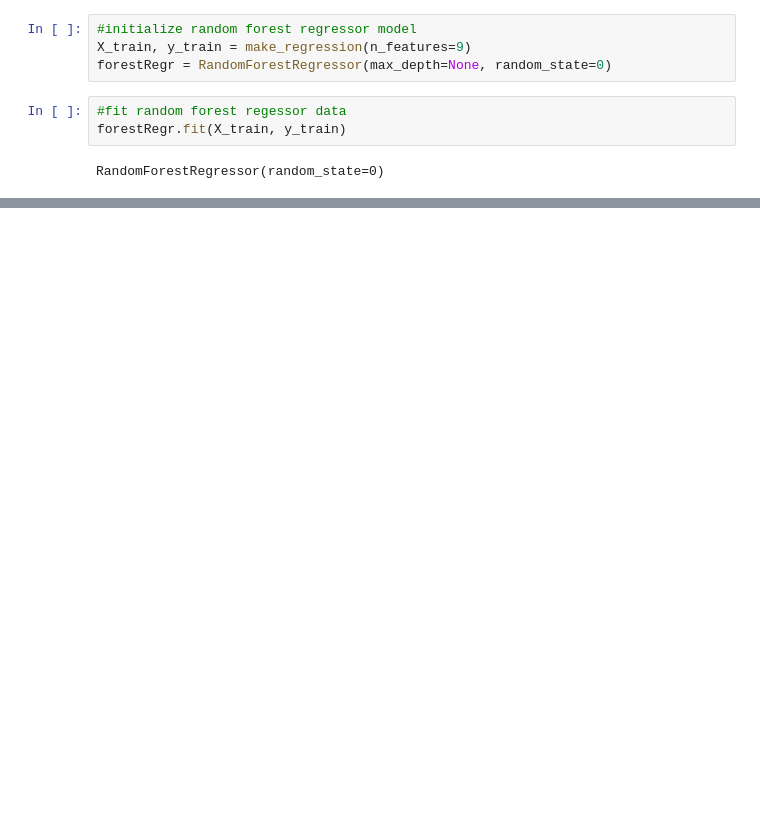
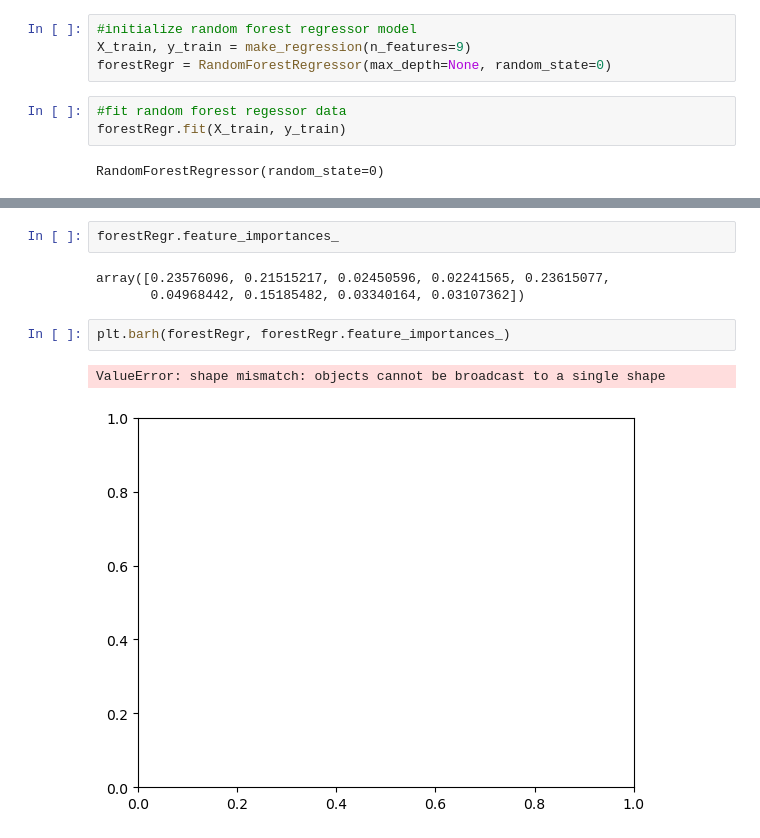
Before and after one commit to TurnerE8/Flight-Price-Predictor, a Jupyter notebook: Machine Learning/Machine_Learning.ipynb, the cells around one changed output, grey strips where cells are left out. Saved outputs shown, nothing was run; the diff lists cells and outputs as text; blank space fills up the shorter version.

```diff
--- a/Machine Learning/Machine_Learning.ipynb
+++ b/Machine Learning/Machine_Learning.ipynb
@@ -189,0 +212,10 @@ root_mean_squared error of:  204.9032266418116
+# %%
+forestRegr.feature_importances_
+# %% [output]
+array([0.23576096, 0.21515217, 0.02450596, 0.02241565, 0.23615077,
+       0.04968442, 0.15185482, 0.03340164, 0.03107362])
+# %%
+plt.barh(forestRegr, forestRegr.feature_importances_)
+# %% [output]
+ValueError: shape mismatch: objects cannot be broadcast to a single shape
+[figure, added]
```
Also changed, not shown: parts of 8 cells of this notebook.
